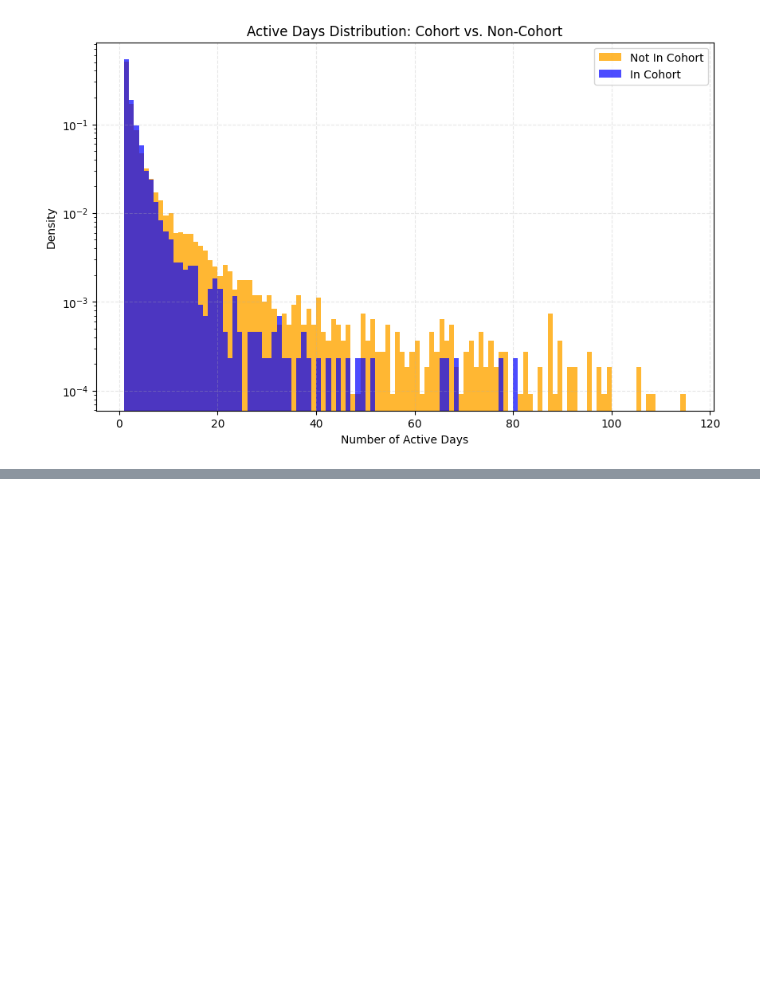
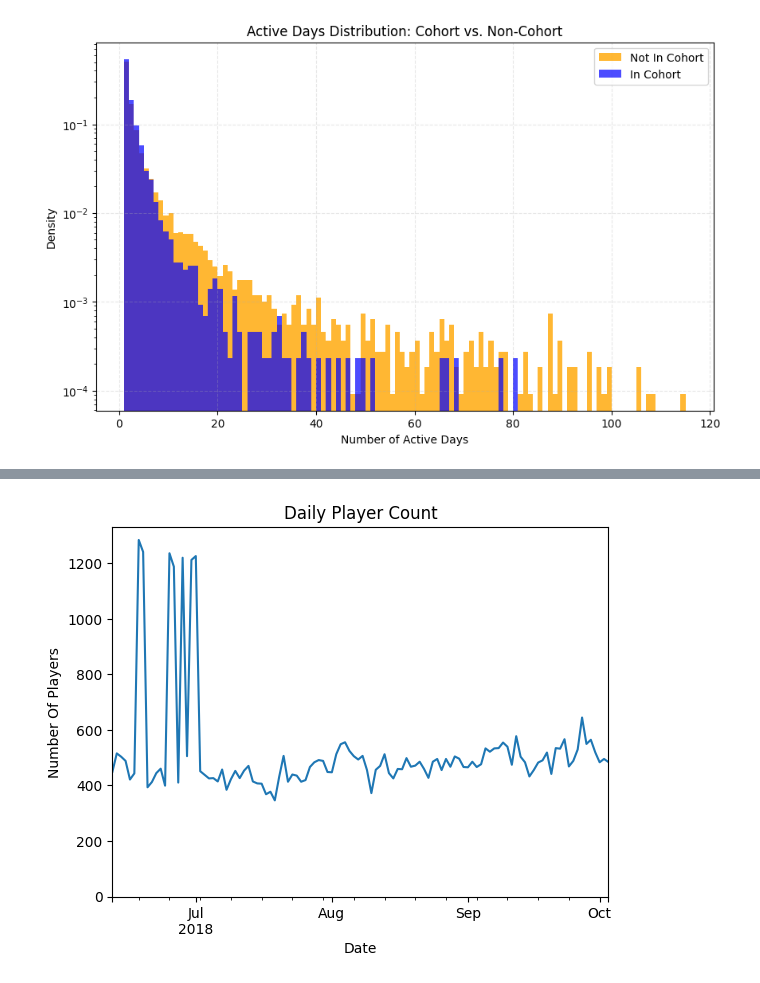
Before and after one commit to Adir-Amar/FloodIt-product-analytics, a Jupyter notebook: notebooks/02_retention_analysis.ipynb, the cells around one changed output, grey strips where cells are left out. Saved outputs shown, nothing was run; the diff lists cells and outputs as text; code cells hidden in the pictures; blank space fills up the shorter version.

```diff
--- a/notebooks/02_retention_analysis.ipynb
+++ b/notebooks/02_retention_analysis.ipynb
@@ -264,0 +324,3 @@ plt.show()
+# %%
+active_days_daily_logs = user_journal.groupby(['active_day', 'weekday', 'weekday_num'], as_index = False).size()
+active_days_daily_logs
@@ -264,0 +341,9 @@ plt.show()
+# %%
+active_days_daily_logs.plot(kind = 'line', x ='active_day', y = 'size', legend = False)
+plt.xlabel('Date')
+plt.ylabel('Number Of Players')
+plt.ylim(bottom = 0)
+plt.title('Daily Player Count')
+plt.show()
+# %% [output]
+[figure, added]
```
Also changed, not shown: parts of 13 cells of this notebook.
